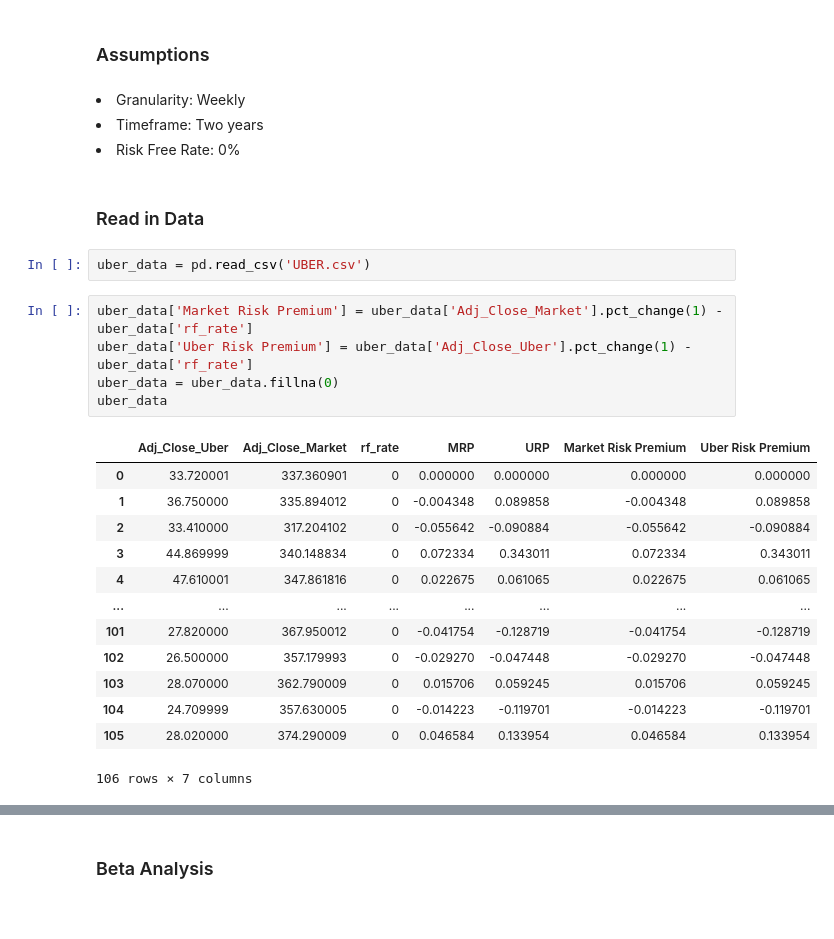
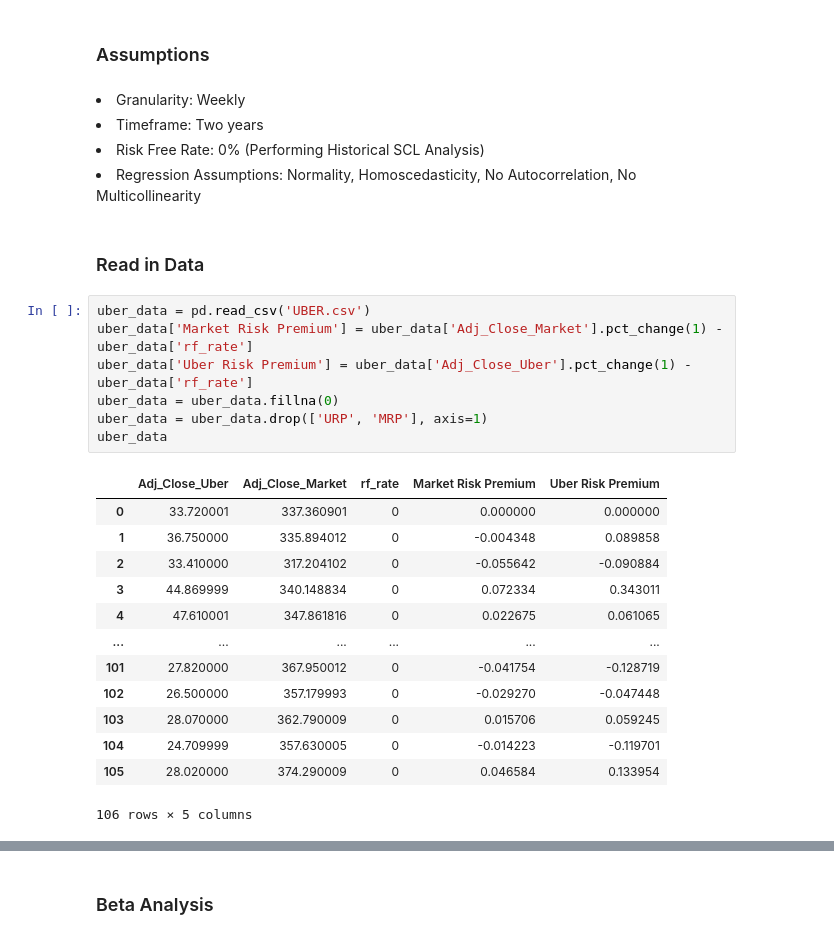
Before and after one commit to acremins1/SCL-and-Comps-Analysis, a Jupyter notebook: scl_analysis.ipynb, the cells around one changed output, grey strips where cells are left out. Cells and saved outputs as stored; diff of their text form.

```diff
--- a/scl_analysis.ipynb
+++ b/scl_analysis.ipynb
@@ -20,30 +20,31 @@ warnings.filterwarnings('ignore')
 # %% [markdown]
 <li>Granularity: Weekly<br>
 <li>Timeframe: Two years<br>
-<li>Risk Free Rate: 0%
+<li>Risk Free Rate: 0% (Performing Historical SCL Analysis)
+<li>Regression Assumptions: Normality, Homoscedasticity, No Autocorrelation, No Multicollinearity
 # %% [markdown]
 ### Read in Data
-# %%
-uber_data = pd.read_csv('UBER.csv')
 # %%
+uber_data = pd.read_csv('UBER.csv')
 uber_data['Market Risk Premium'] = uber_data['Adj_Close_Market'].pct_change(1) - uber_data['rf_rate']
 uber_data['Uber Risk Premium'] = uber_data['Adj_Close_Uber'].pct_change(1) - uber_data['rf_rate']
 uber_data = uber_data.fillna(0)
+uber_data = uber_data.drop(['URP', 'MRP'], axis=1)
 uber_data
 # %% [output]
-|  | Adj_Close_Uber | Adj_Close_Market | rf_rate | MRP | URP | Market Risk Premium | Uber Risk Premium |
-| 0 | 33.720001 | 337.360901 | 0 | 0.000000 | 0.000000 | 0.000000 | 0.000000 |
-| 1 | 36.750000 | 335.894012 | 0 | -0.004348 | 0.089858 | -0.004348 | 0.089858 |
-| 2 | 33.410000 | 317.204102 | 0 | -0.055642 | -0.090884 | -0.055642 | -0.090884 |
-| 3 | 44.869999 | 340.148834 | 0 | 0.072334 | 0.343011 | 0.072334 | 0.343011 |
-| 4 | 47.610001 | 347.861816 | 0 | 0.022675 | 0.061065 | 0.022675 | 0.061065 |
-| ... | ... | ... | ... | ... | ... | ... | ... |
-| 101 | 27.820000 | 367.950012 | 0 | -0.041754 | -0.128719 | -0.041754 | -0.128719 |
-| 102 | 26.500000 | 357.179993 | 0 | -0.029270 | -0.047448 | -0.029270 | -0.047448 |
-| 103 | 28.070000 | 362.790009 | 0 | 0.015706 | 0.059245 | 0.015706 | 0.059245 |
-| 104 | 24.709999 | 357.630005 | 0 | -0.014223 | -0.119701 | -0.014223 | -0.119701 |
-| 105 | 28.020000 | 374.290009 | 0 | 0.046584 | 0.133954 | 0.046584 | 0.133954 |
+|  | Adj_Close_Uber | Adj_Close_Market | rf_rate | Market Risk Premium | Uber Risk Premium |
+| 0 | 33.720001 | 337.360901 | 0 | 0.000000 | 0.000000 |
+| 1 | 36.750000 | 335.894012 | 0 | -0.004348 | 0.089858 |
+| 2 | 33.410000 | 317.204102 | 0 | -0.055642 | -0.090884 |
+| 3 | 44.869999 | 340.148834 | 0 | 0.072334 | 0.343011 |
+| 4 | 47.610001 | 347.861816 | 0 | 0.022675 | 0.061065 |
+| ... | ... | ... | ... | ... | ... |
+| 101 | 27.820000 | 367.950012 | 0 | -0.041754 | -0.128719 |
+| 102 | 26.500000 | 357.179993 | 0 | -0.029270 | -0.047448 |
+| 103 | 28.070000 | 362.790009 | 0 | 0.015706 | 0.059245 |
+| 104 | 24.709999 | 357.630005 | 0 | -0.014223 | -0.119701 |
+| 105 | 28.020000 | 374.290009 | 0 | 0.046584 | 0.133954 |
-106 rows × 7 columns
+106 rows × 5 columns
 # %%
 #define predictor and response variables
 y = uber_data['Uber Risk Premium'].iloc[1:]
```
Also changed, not shown: parts of 17 cells of this notebook.
